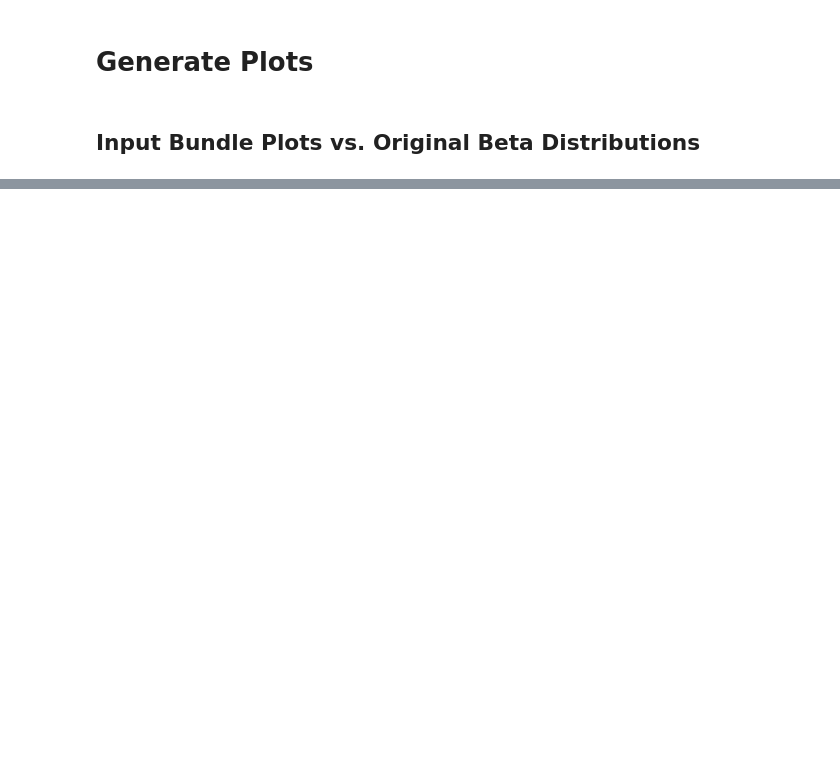
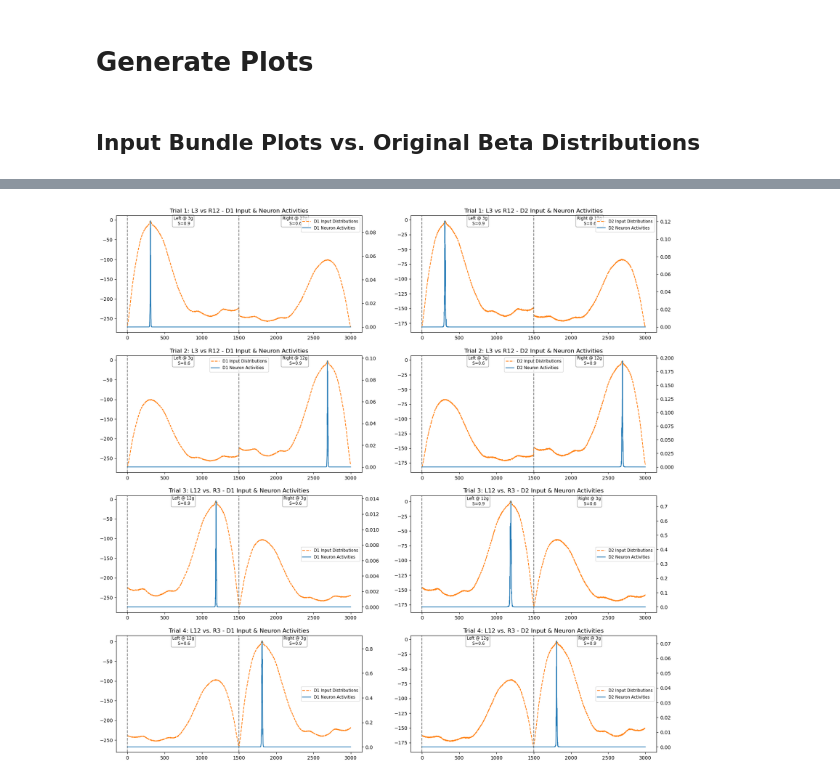
Before and after one commit to 2002sahapriya/Basal-Ganglia, a Jupyter notebook: park_task.ipynb, the cells around one changed output, grey strips where cells are left out. Saved outputs shown, nothing was run; the diff lists cells and outputs as text; code cells hidden in the pictures; blank space fills up the shorter version.

```diff
--- a/park_task.ipynb
+++ b/park_task.ipynb
@@ -374,0 +395,74 @@ plt.show()
+# %%
+# Plot D1 and D2 on a 4 x 1 grid with neuron activities and DNF Input
+
+fig, axes = plt.subplots(4, 2, figsize=(20, 20))
+trial_labels = ['L3 vs R12', 'L3 vs R12', 'L12 vs. R3', 'L12 vs. R3']
+data_trials = [run_trial1, run_trial2, run_trial3, run_trial4]
+action_labels = [
+    ['Left @ 3g', 'Right @ 12g'], # Trial 1
+    ['Left @ 3g', 'Right @ 12g'], # Trial 2
+    ['Left @ 12g', 'Right @ 3g'], # Trial 3
+    ['Left @ 12g', 'Right @ 3g'], # Trial 4
+]
+
+salience_labels = [salience_t1, salience_t2, salience_t3, salience_t4]
+
+# Trial 1: L3 vs R12 - L3 wins
+for i in range(4):
+    # For D1
+    # Primary axis for Input
+    axes[i, 0].plot(data_trials[i]['d1_input'][-1], label='D1 Input Distributions', linestyle='--', color='C1')
+    # Secondary axis for neuron activities
+    ax2 = axes[i, 0].twinx()
+    ax2.plot(data_trials[i]['d1_neuron'][-1], label='D1 Neuron Activities')
+    # Combined legend
+    h1, l1 = axes[i, 0].get_legend_handles_labels()
+    h2, l2 = ax2.get_legend_handles_labels()
+    axes[i, 0].legend(h1 + h2, l1 + l2, loc='best', fontsize='small')
+    axes[i, 0].set_title(f'Trial {i + 1}: {trial_labels[i]} - D1 Input & Neuron Activities')
+    # For D2
+    # Primary axis for Input
+    axes[i, 1].plot(data_trials[i]['d2_input'][-1], label='D2 Input Distributions', linestyle='--', color='C1')
+    # Secondary axis for neuron activities
+    ax3 = axes[i, 1].twinx()
+    ax3.plot(data_trials[i]['d2_neuron'][-1], label='D2 Neuron Activities')
+    # Combined legend
+    h3, l3 = axes[i, 1].get_legend_handles_labels()
+    h4, l4 = ax3.get_legend_handles_labels()
+    axes[i, 1].legend(h3 + h4, l3 + l4, loc='best', fontsize='small')
+    axes[i, 1].set_title(f'Trial {i + 1}: {trial_labels[i]} - D2 Input & Neuron Activities')
+
+# Add channel seperation lines and text
+for i in range(n_actions_park):
+    for j in range(4):
+        xpos = i * domain_force_park.shape[0]
+        axes[j, 0].axvline(xpos, linestyle='--', color='grey')
+        axes[j, 1].axvline(xpos, linestyle='--', color='grey')
+        # Compute the center between this and the next section
+        if i < n_actions_park - 1:
+            next_xpos = (i + 1) * domain_force_park.shape[0]
+            x_text = (xpos + next_xpos) / 2
+        else:
+            # For the last section, center in the last segment
+            x_text = xpos + domain_force_park.shape[0] / 2
+        # Place text near the top of the plot
+        y_text = axes[j, 0].get_ylim()[1] * 0.90  # 90% up the y-axis
+        axes[j, 0].text(
+            x_text, y_text,
+            f"{action_labels[j][i]}\n S={salience_labels[j][i]:.1f}",
+            ha='center', va='top',
+            fontsize='small',
+            bbox=dict(boxstyle="round,pad=0.3", fc="white", ec="gray", alpha=0.7)
+        )
+        y_text2 = axes[j, 1].get_ylim()[1] * 0.90  # 90% up the y-axis
+        axes[j, 1].text(
+            x_text, y_text2,
+            f"{action_labels[j][i]}\n S={salience_labels[j][i]:.1f}",
+            ha='center', va='top',
+            fontsize='small',
+            bbox=dict(boxstyle="round,pad=0.3", fc="white", ec="gray", alpha=0.7)
+        )
+plt.tight_layout()
+plt.show()
+# %% [output]
+[figure, added]
```
Also changed, not shown: parts of 6 cells of this notebook, 5 other files.
